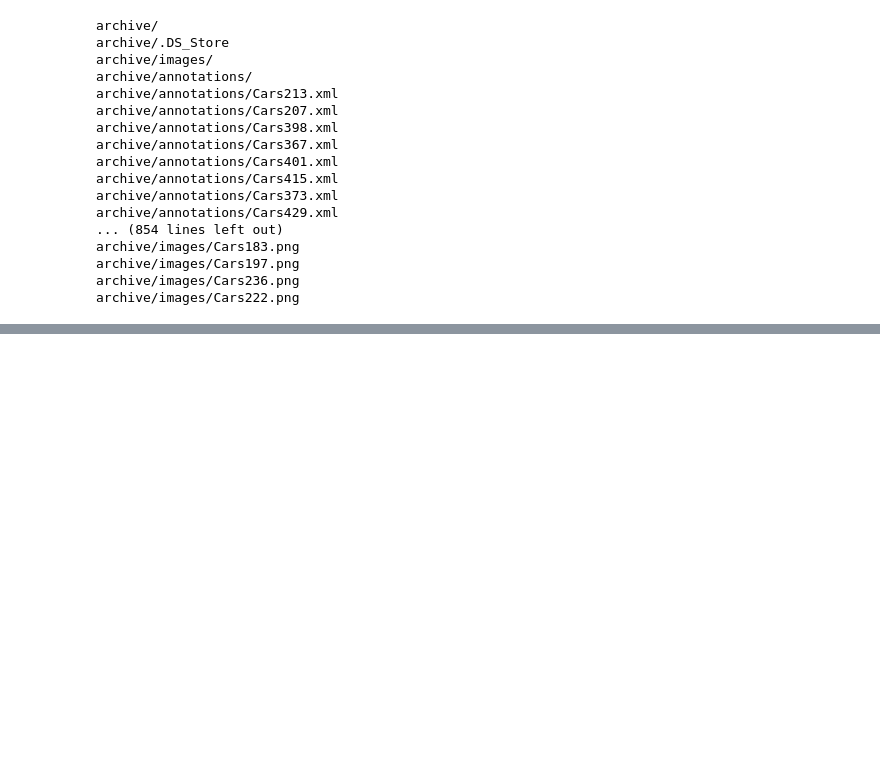
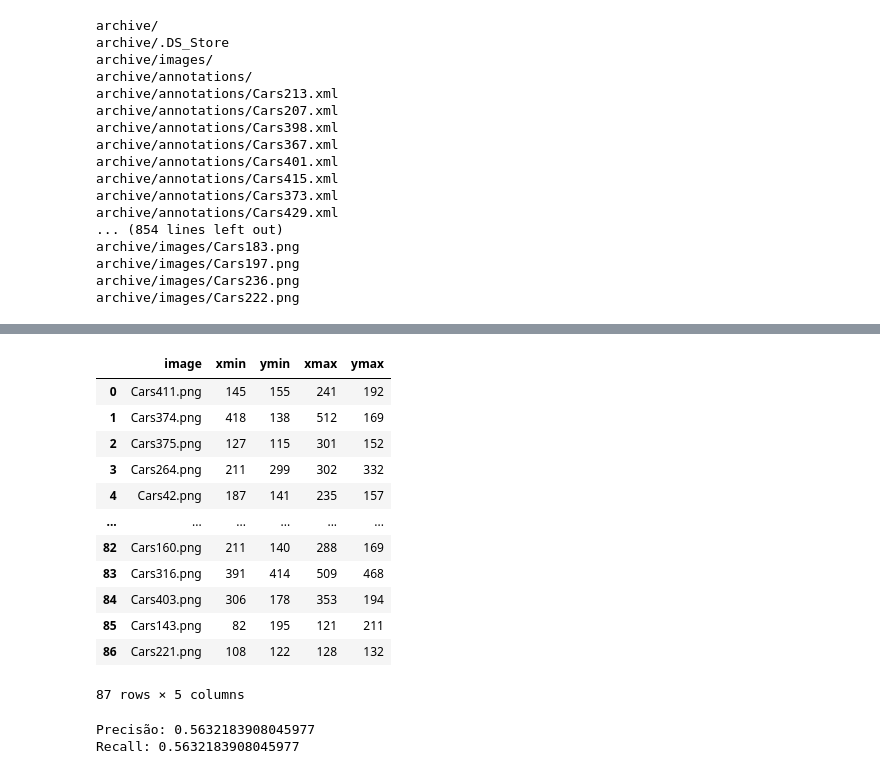
Before and after one commit to ArtBreguez/tcc_alpd, a Jupyter notebook: scratch/od_scratch.ipynb, the cells around one changed output, grey strips where cells are left out. Drawn from its saved outputs; the diff is of its cells as text; code cells hidden in the pictures; blank space fills up the shorter version.

```diff
--- a/scratch/od_scratch.ipynb
+++ b/scratch/od_scratch.ipynb
@@ -203,0 +280,2 @@ plt.imshow(produce_bounding_box("/content/archive/images/Cars0.png"))
+# %%
+outputs = model.predict(test_ds)
@@ -203,0 +284,78 @@ plt.imshow(produce_bounding_box("/content/archive/images/Cars0.png"))
+# %%
+predictions = []
+
+for i in range(len(test_df)):
+    image_name = test_df.iloc[i]['image']
+
+    image_path = IMAGE_PATH + image_name
+
+    test_img = tf.io.read_file(image_path)
+    test_img = tf.image.decode_jpeg(test_img, channels=3)
+    test_img = tf.image.resize(test_img, (64, 64))
+    test_img = tf.expand_dims(test_img, 0)
+
+    outputs = model(test_img)
+
+    xmin = int(outputs[0][0][0].numpy())
+    ymin = int(outputs[1][0][0].numpy())
+    xmax = int(outputs[2][0][0].numpy())
+    ymax = int(outputs[3][0][0].numpy())
+
+    predictions.append({'image': image_name,
+                        'xmin': xmin,
+                        'ymin': ymin,
+                        'xmax': xmax,
+                        'ymax': ymax})
+
+predictions_df = pd.DataFrame(predictions)
+# %%
+predictions_df
+# %% [output]
+|  | image | xmin | ymin | xmax | ymax |
+| 0 | Cars411.png | 145 | 155 | 241 | 192 |
+| 1 | Cars374.png | 418 | 138 | 512 | 169 |
+| 2 | Cars375.png | 127 | 115 | 301 | 152 |
+| 3 | Cars264.png | 211 | 299 | 302 | 332 |
+| 4 | Cars42.png | 187 | 141 | 235 | 157 |
+| ... | ... | ... | ... | ... | ... |
+| 82 | Cars160.png | 211 | 140 | 288 | 169 |
+| 83 | Cars316.png | 391 | 414 | 509 | 468 |
+| 84 | Cars403.png | 306 | 178 | 353 | 194 |
+| 85 | Cars143.png | 82 | 195 | 121 | 211 |
+| 86 | Cars221.png | 108 | 122 | 128 | 132 |
+87 rows × 5 columns
+# %%
+true_positive = false_positive = total_ground_truth = 0
+iou_threshold = 0.5
+
+for _, pred_row in predictions_df.iterrows():
+    test_row = test_df[test_df['image'] == pred_row['image']]
+
+    for _, test_row in test_row.iterrows():
+        intersection_xmin = max(pred_row['xmin'], test_row['xmin'])
+        intersection_ymin = max(pred_row['ymin'], test_row['ymin'])
+        intersection_xmax = min(pred_row['xmax'], test_row['xmax'])
+        intersection_ymax = min(pred_row['ymax'], test_row['ymax'])
+
+        intersection_area = max(0, intersection_xmax - intersection_xmin) * max(0, intersection_ymax - intersection_ymin)
+        pred_area = (pred_row['xmax'] - pred_row['xmin']) * (pred_row['ymax'] - pred_row['ymin'])
+        test_area = (test_row['xmax'] - test_row['xmin']) * (test_row['ymax'] - test_row['ymin'])
+        union_area = pred_area + test_area - intersection_area
+
+        iou = intersection_area / union_area
+
+        if iou >= iou_threshold:
+            true_positive += 1
+        else:
+            false_positive += 1
+
+    total_ground_truth += 1
+
+precision = true_positive / (true_positive + false_positive)
+recall = true_positive / total_ground_truth
+
+print("Precisão:", precision)
+print("Recall:", recall)
+# %% [output]
+Precisão: 0.5632183908045977
+Recall: 0.5632183908045977
```
Also changed, not shown: parts of 20 cells of this notebook.
